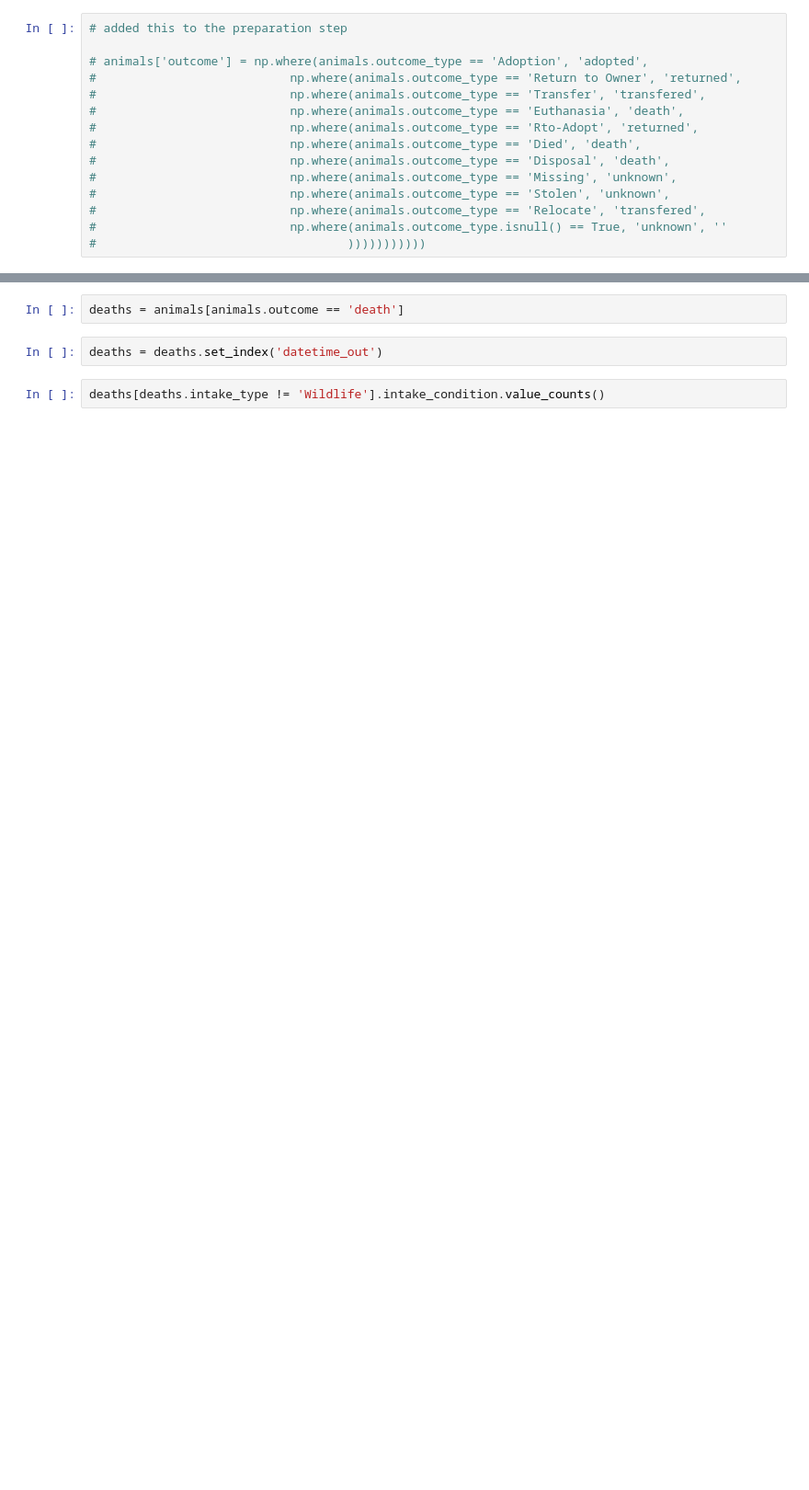
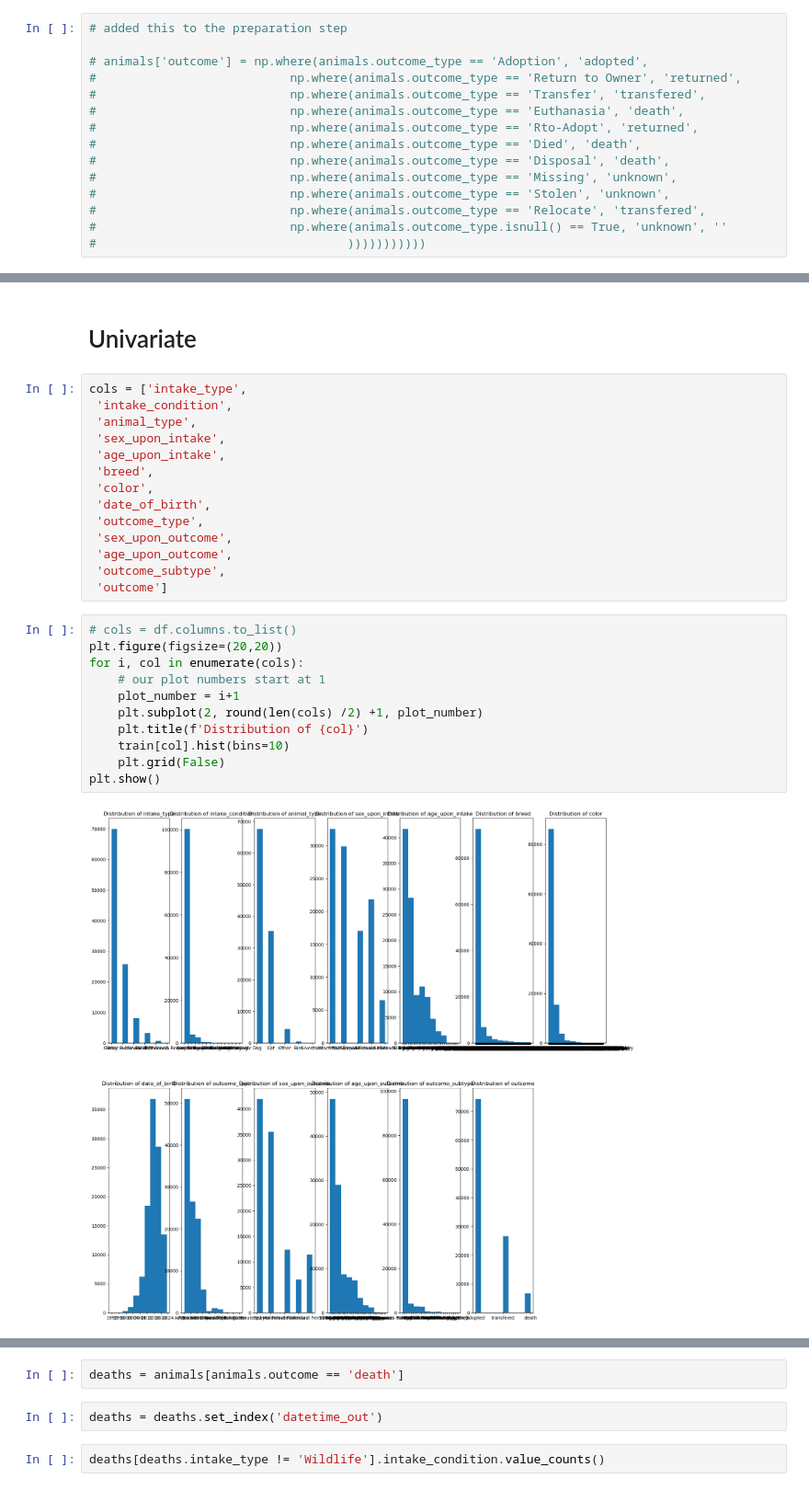
Before and after one commit to Adam-Harris87/animal-shelter-project, a Jupyter notebook: austin_animal_shelter_explore.ipynb, the cells around one changed output, grey strips where cells are left out. Shown at 92% size. Saved outputs shown, nothing was run; the diff lists cells and outputs as text; blank space fills up the shorter version.

```diff
--- a/austin_animal_shelter_explore.ipynb
+++ b/austin_animal_shelter_explore.ipynb
@@ -321,3 +398,32 @@ animals[animals.outcome == '']
+# %% [markdown]
+# Univariate
+# %%
+cols = ['intake_type',
+ 'intake_condition',
+ 'animal_type',
+ 'sex_upon_intake',
+ 'age_upon_intake',
+ 'breed',
+ 'color',
+ 'date_of_birth',
+ 'outcome_type',
+ 'sex_upon_outcome',
+ 'age_upon_outcome',
+ 'outcome_subtype',
+ 'outcome']
+# %%
+# cols = df.columns.to_list()
+plt.figure(figsize=(20,20))
+for i, col in enumerate(cols):
+    # our plot numbers start at 1
+    plot_number = i+1
+    plt.subplot(2, round(len(cols) /2) +1, plot_number)
+    plt.title(f'Distribution of {col}')
+    train[col].hist(bins=10)
+    plt.grid(False)
+plt.show()
+# %% [output]
+[figure, added]
 # %%
 animals.outcome.value_counts().plot.bar()
 # %% [output]
```
Also changed, not shown: parts of 101 cells of this notebook, 5 other files.
